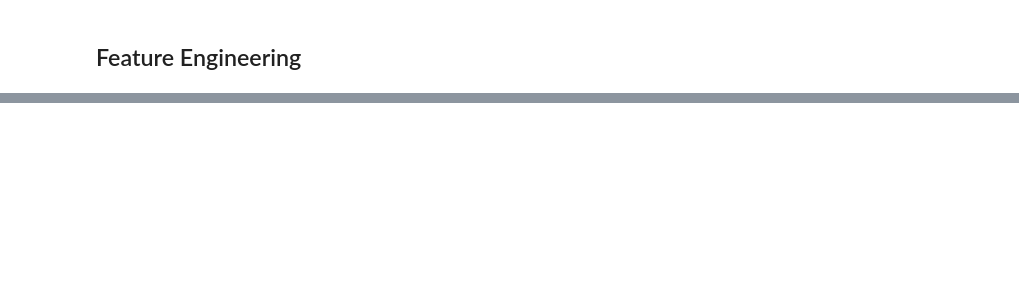
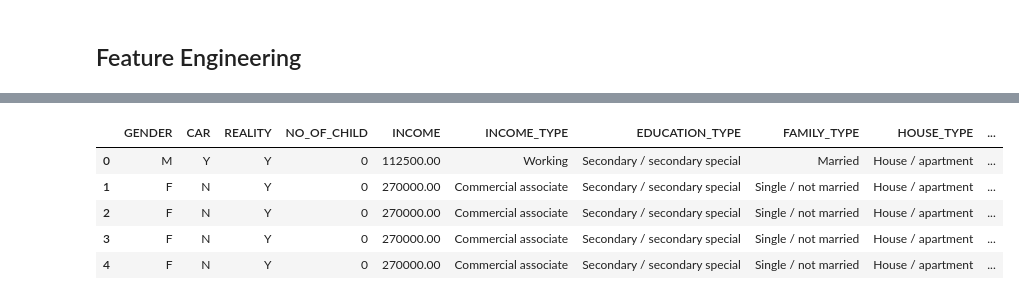
Before and after one commit to namitha9eshan/credit_card_fraud_detection_project, a Jupyter notebook: notebooks/EDA_&_Feature_Engineering.ipynb, the cells around one changed output, grey strips where cells are left out. Cells and saved outputs as stored; diff of their text form; code cells hidden in the pictures; blank space fills up the shorter version.

```diff
--- a/notebooks/EDA_&_Feature_scaling.ipynb
+++ b/notebooks/EDA_&_Feature_Engineering.ipynb
@@ -124,0 +165,16 @@ plt.show()
+# %%
+#splitting the dataset to avoid data leakage
+df.sample(frac=1, random_state=2)
+df_train = df[:20135]
+df_train = df_train.reset_index(drop=True)
+df_test = df[20135:]
+df_test = df_test.reset_index(drop=True)
+# %%
+df_train.head()
+# %% [output]
+|  | GENDER | CAR | REALITY | NO_OF_CHILD | INCOME | INCOME_TYPE | EDUCATION_TYPE | FAMILY_TYPE | HOUSE_TYPE | ... |
+| 0 | M | Y | Y | 0 | 112500.00 | Working | Secondary / secondary special | Married | House / apartment | ... |
+| 1 | F | N | Y | 0 | 270000.00 | Commercial associate | Secondary / secondary special | Single / not married | House / apartment | ... |
+| 2 | F | N | Y | 0 | 270000.00 | Commercial associate | Secondary / secondary special | Single / not married | House / apartment | ... |
+| 3 | F | N | Y | 0 | 270000.00 | Commercial associate | Secondary / secondary special | Single / not married | House / apartment | ... |
+| 4 | F | N | Y | 0 | 270000.00 | Commercial associate | Secondary / secondary special | Single / not married | House / apartment | ... |
```
Also changed, not shown: parts of 12 cells of this notebook, 1 other file.
